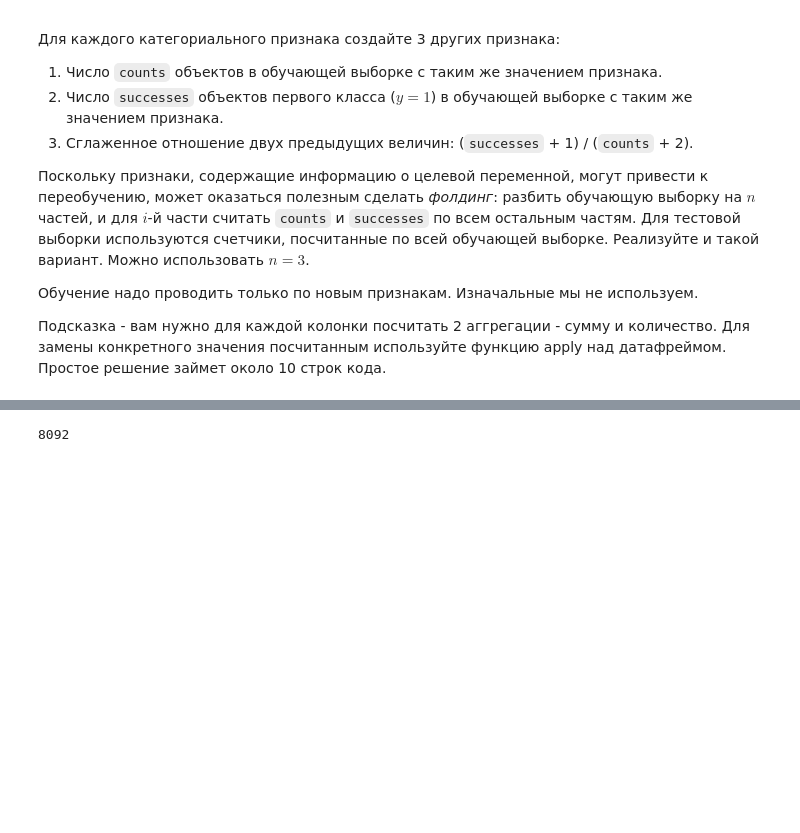
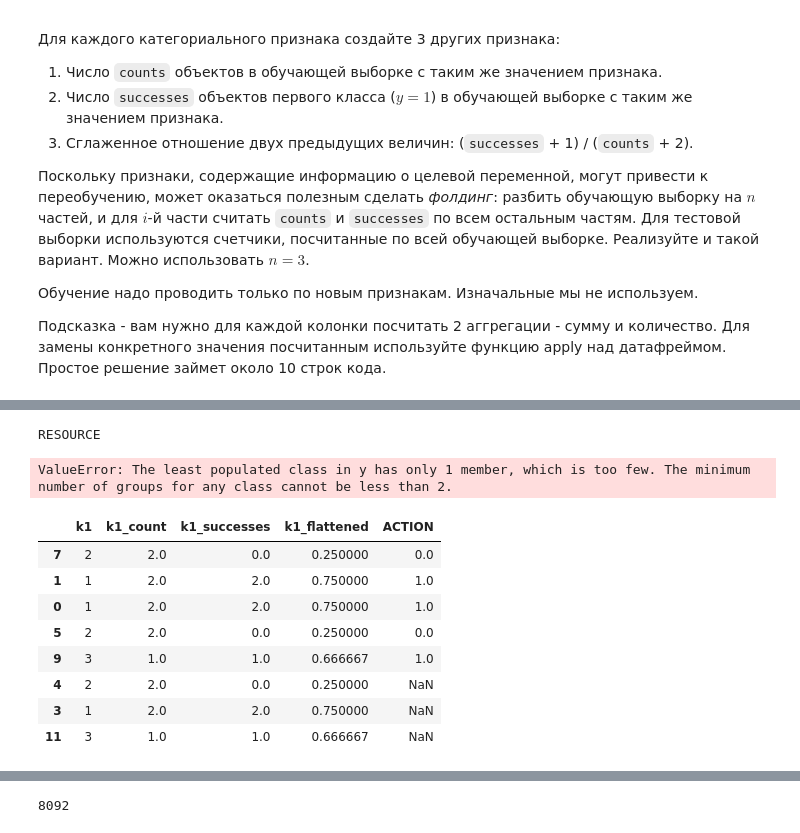
Before and after one commit to D7nis/Course-ML-Classic, a Jupyter notebook: Practice/6. Классификация, kNN/06-01-classification_DDA.ipynb, the cells around one changed output, grey strips where cells are left out. Cells and saved outputs as stored; diff of their text form; code cells hidden in the pictures; blank space fills up the shorter version.

Commit message:
06 переделываю CountAndSuccMain2

```diff
--- a/Practice/6. Классификация, kNN/06-01-classification_DDA.ipynb
+++ b/Practice/6. Классификация, kNN/06-01-classification_DDA.ipynb
@@ -295,12 +328,15 @@ https://scikit-learn.org/stable/auto_examples/model_selection/plot_cv_indices.ht
 # %%
 def CountAndSuccCalc(df, df_counts, col_name, method=1):
+    '''
+    Подсчет новых признаков - счетчиков
+    '''
 
-    if (1==method):
+    if (1==method): #Метод из задания
         c = df[col_name].apply(lambda value: df_counts[value].sum()) #сумма встречающихся значений 0 и 1, по сути количество категории
         s = df[col_name].apply(lambda value: df_counts[value].iloc[1]) #количество значения категории при у=1
         f = (s+1)/(c+2)
         out = [c,s,f]
-    if (2==method):
+    if (2==method): #Метод из интернета
         c = df[col_name].apply(lambda value: df_counts[value].sum()) #сумма встречающихся значений 0 и 1, по сути количество категории
         s = df[col_name].apply(lambda value: df_counts[value].iloc[1]) #количество значения категории при у=1
         n = c-s #количество значения категории при у=0
@@ -370,3 +413,14 @@ def CountAndSuccMain (df, train_part_by_target_size=0.7, y_name = 'ACTION', meth
     #print('\n------------ test:\n\n{}'.format(X_test))
     X_train = pd.concat([X_train_by_target,X_train])
     return X_train[np.setdiff1d(X_train.columns,col_names)], X_test[np.setdiff1d(X_test.columns,col_names)], y_train, y_test
+# %%
+y_name = 'ACTION'
+col_name = 'RESOURCE'
+
+X = df.drop([y_name],axis=1)
+y = df[y_name]
+X_train, X_test, y_train, y_test = train_test_split(X, y, random_state=42, test_size=0.3, stratify=y)
+X_train[col_name]
+
+np.bincount(X_train[col_name])
+#X_col_train, X_col_train2, y_col_train, y_col_train2 = train_test_split(X_train, y_train, random_state=42, test_size=0.2, stratify=X_train[col_name])
@@ -372,0 +514,17 @@ def CountAndSuccMain (df, train_part_by_target_size=0.7, y_name = 'ACTION', meth
+# %%
+X_train_orig, X_test_orig, y_train, y_test = CountAndSuccMain2(df.copy(), 0.7, method=1)
+# %% [output]
+RESOURCE
+ValueError: The least populated class in y has only 1 member, which is too few. The minimum number of groups for any class cannot be less than 2.
+# %%
+X_train_orig
+# %% [output]
+|  | k1 | k1_count | k1_successes | k1_flattened | ACTION |
+| 7 | 2 | 2.0 | 0.0 | 0.250000 | 0.0 |
+| 1 | 1 | 2.0 | 2.0 | 0.750000 | 1.0 |
+| 0 | 1 | 2.0 | 2.0 | 0.750000 | 1.0 |
+| 5 | 2 | 2.0 | 0.0 | 0.250000 | 0.0 |
+| 9 | 3 | 1.0 | 1.0 | 0.666667 | 1.0 |
+| 4 | 2 | 2.0 | 0.0 | 0.250000 | NaN |
+| 3 | 1 | 2.0 | 2.0 | 0.750000 | NaN |
+| 11 | 3 | 1.0 | 1.0 | 0.666667 | NaN |
```
Also changed, not shown: parts of 28 cells of this notebook.
